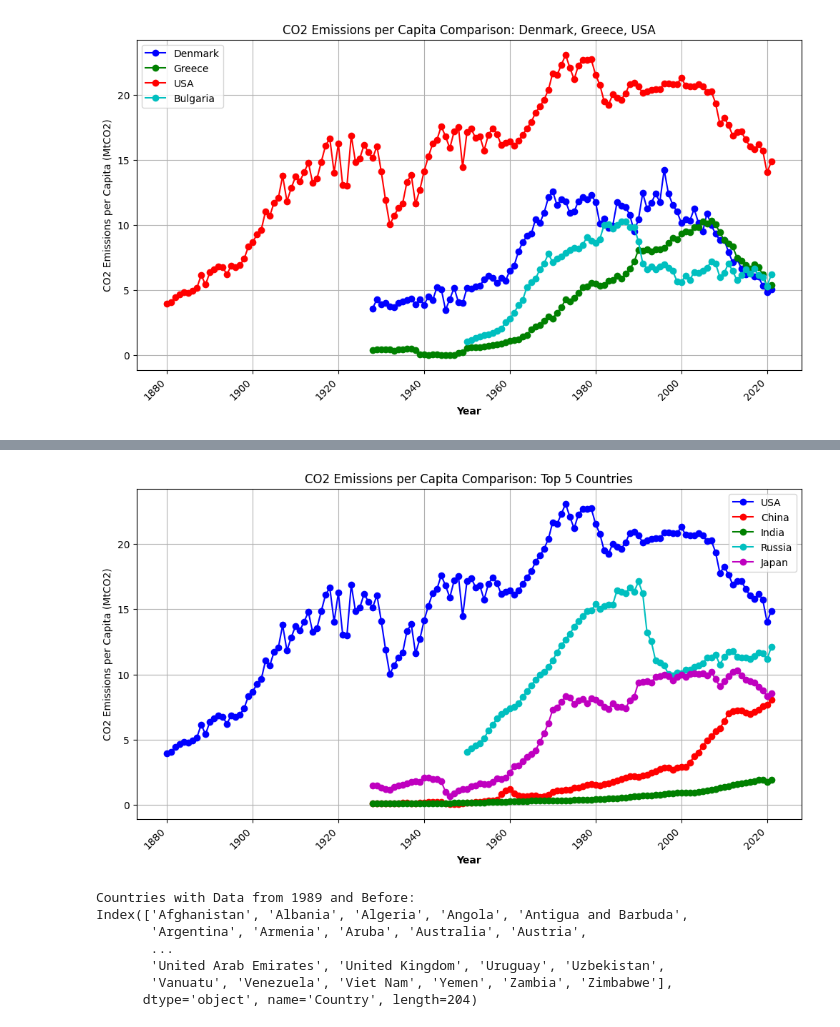
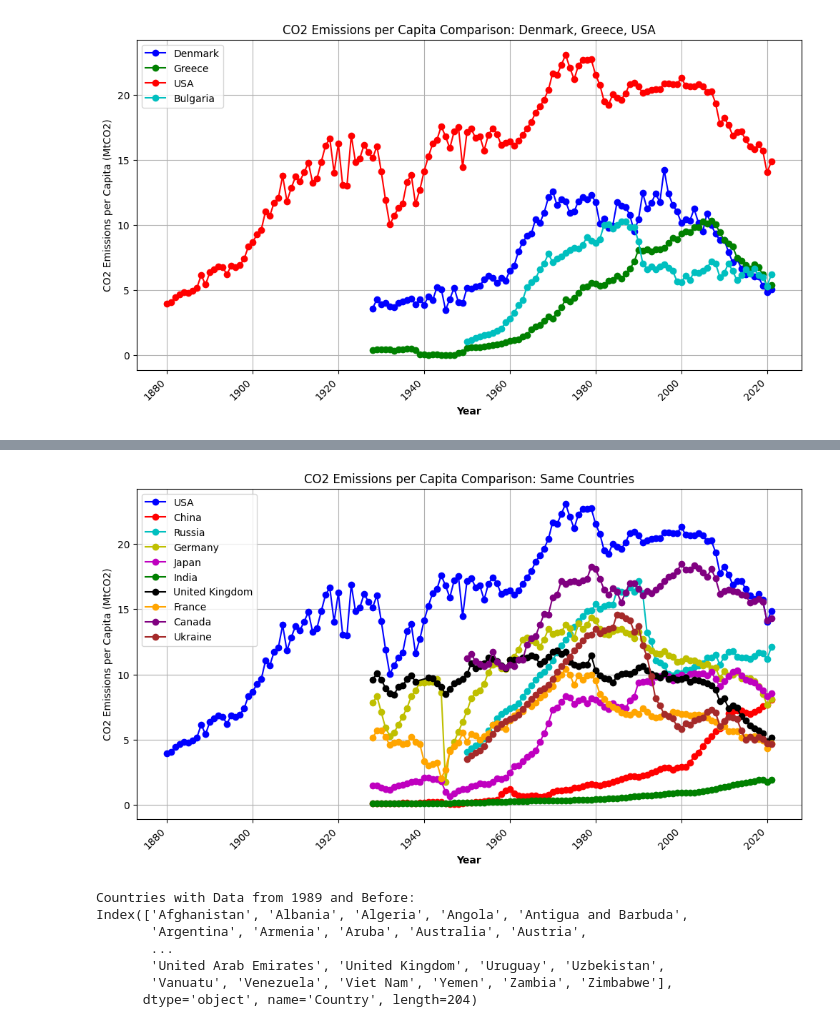
Before and after one commit to LUJHNA/ExamBI, a Jupyter notebook: Exam Project.ipynb, the cells around one changed output, grey strips where cells are left out. Cells and saved outputs as stored; diff of their text form; code cells hidden in the pictures.

```diff
--- a/Exam Project.ipynb
+++ b/Exam Project.ipynb
@@ -469,29 +474,39 @@ plt.show()
 # %%
 # Filter the DataFrame for the USA and China
 usa_pc_df = co2mt_df[co2mt_df['Country'] == 'USA']
 china_pc_df = co2mt_df[co2mt_df['Country'] == 'China']
+russia_pc_df = co2mt_df[co2mt_df['Country'] == 'Russia']
+germany_pc_df = co2mt_df[co2mt_df['Country'] == 'Germany']
+japan_pc_df = co2mt_df[co2mt_df['Country'] == 'Japan']
 india_pc_df = co2mt_df[co2mt_df['Country'] == 'India']
-russia_pc_df = co2mt_df[co2mt_df['Country'] == 'Russia']
-japan_pc_df = co2mt_df[co2mt_df['Country'] == 'Japan']
+united_kingdom_pc_df = co2mt_df[co2mt_df['Country'] == 'United Kingdom']
+france_pc_df = co2mt_df[co2mt_df['Country'] == 'France']
+Canada_pc_df = co2mt_df[co2mt_df['Country'] == 'Canada']
+Ukraine_pc_df = co2mt_df[co2mt_df['Country'] == 'Ukraine']
 
 # Line plot for CO2 emissions per capita comparison between the USA and China
 plt.figure(figsize=(12, 6))
 plt.plot(usa_pc_df['Year'], usa_pc_df['Per Capita'], marker='o', label='USA', color='b')
 plt.plot(china_pc_df['Year'], china_pc_df['Per Capita'], marker='o', label='China', color='r')
+plt.plot(russia_pc_df['Year'], russia_pc_df['Per Capita'], marker='o', label='Russia', color='c')
+plt.plot(germany_pc_df['Year'], germany_pc_df['Per Capita'], marker='o', label='Germany', color='y')
+plt.plot(japan_pc_df['Year'], japan_pc_df['Per Capita'], marker='o', label='Japan', color='m')
 plt.plot(india_pc_df['Year'], india_pc_df['Per Capita'], marker='o', label='India', color='g')
-plt.plot(russia_pc_df['Year'], russia_pc_df['Per Capita'], marker='o', label='Russia', color='c')
-plt.plot(japan_pc_df['Year'], japan_pc_df['Per Capita'], marker='o', label='Japan', color='m')
+plt.plot(united_kingdom_pc_df['Year'], united_kingdom_pc_df['Per Capita'], marker='o', label='United Kingdom', color='k')
+plt.plot(france_pc_df['Year'], france_pc_df['Per Capita'], marker='o', label='France', color='orange')
+plt.plot(Canada_pc_df['Year'], Canada_pc_df['Per Capita'], marker='o', label='Canada', color='purple')
+plt.plot(Ukraine_pc_df['Year'], Ukraine_pc_df['Per Capita'], marker='o', label='Ukraine', color='brown')
 
 
 plt.xlabel('Year', fontweight='bold')
 plt.xticks(rotation=45, ha='right')
-plt.title('CO2 Emissions per Capita Comparison: Top 5 Countries')
+plt.title('CO2 Emissions per Capita Comparison: Same Countries')
 plt.ylabel('CO2 Emissions per Capita (MtCO2)')
 plt.legend()
 plt.grid(True)
 plt.show()
 # %% [output]
-[figure, old version]
+[figure, new version]
 # %%
 # Group by country and find the minimum year for each
 min_years_by_country = co2pc_df.groupby('Country')['Year'].min()
```
Also changed, not shown: parts of 4 cells of this notebook, 28 other files.
